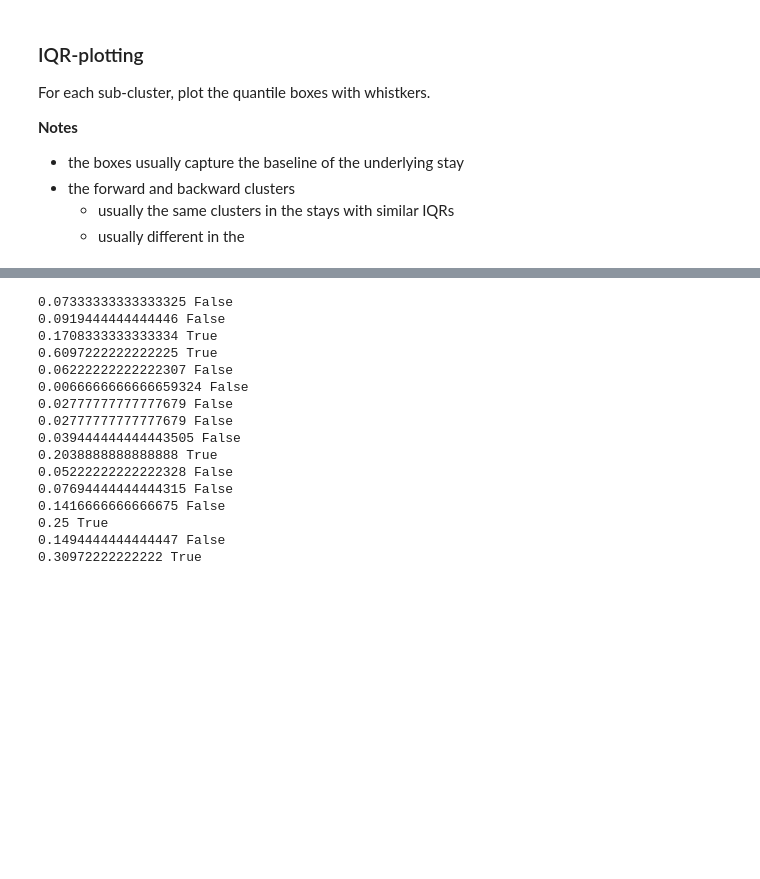
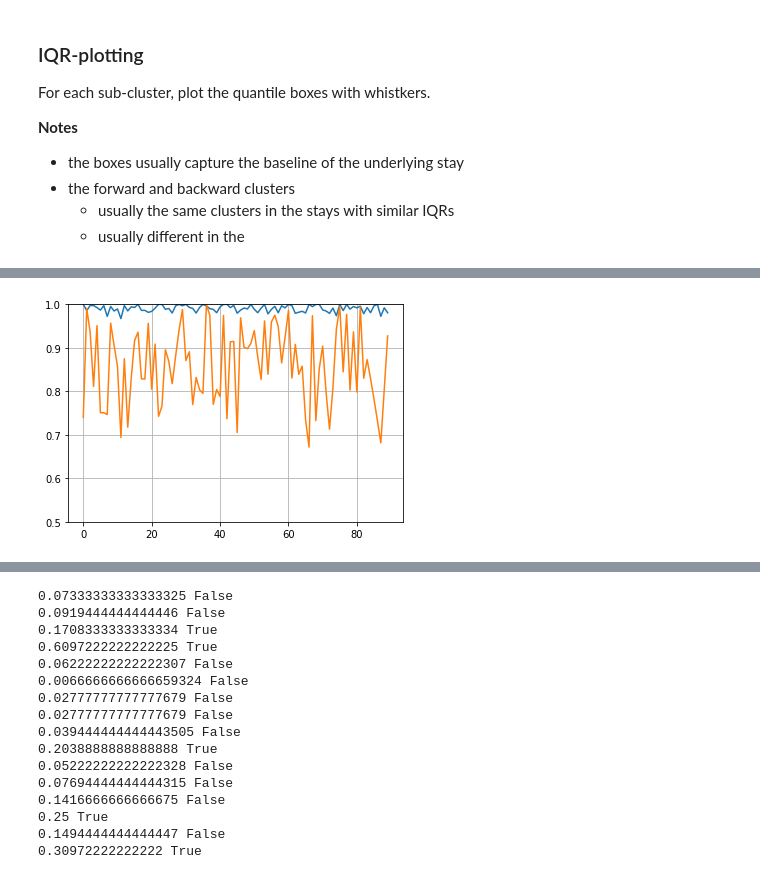
Before and after one commit to m-salewski/stay_classification, a Jupyter notebook: notebooks/classifiers_playground/metric_box_method/classifier_1D__metric_box__explore_simple_cases.ipynb, the cells around one changed output, grey strips where cells are left out. Saved outputs shown, nothing was run; the diff lists cells and outputs as text; code cells hidden in the pictures; blank space fills up the shorter version.

```diff
--- a/notebooks/classifiers_playground/metric_box_method/classifier_1D__metric_box__explore_simple_cases.ipynb
+++ b/notebooks/classifiers_playground/metric_box_method/classifier_1D__metric_box__explore_simple_cases.ipynb
@@ -205,0 +226,8 @@ print(conmat)
+# %%
+plt.plot(scores[:,1])
+plt.plot(scores[:,4])
+plt.ylim(0.5,1.0)
+plt.title('precision')
+plt.grid()
+# %% [output]
+[figure, added]
```
Also changed, not shown: parts of 23 cells of this notebook, 4 other files.
